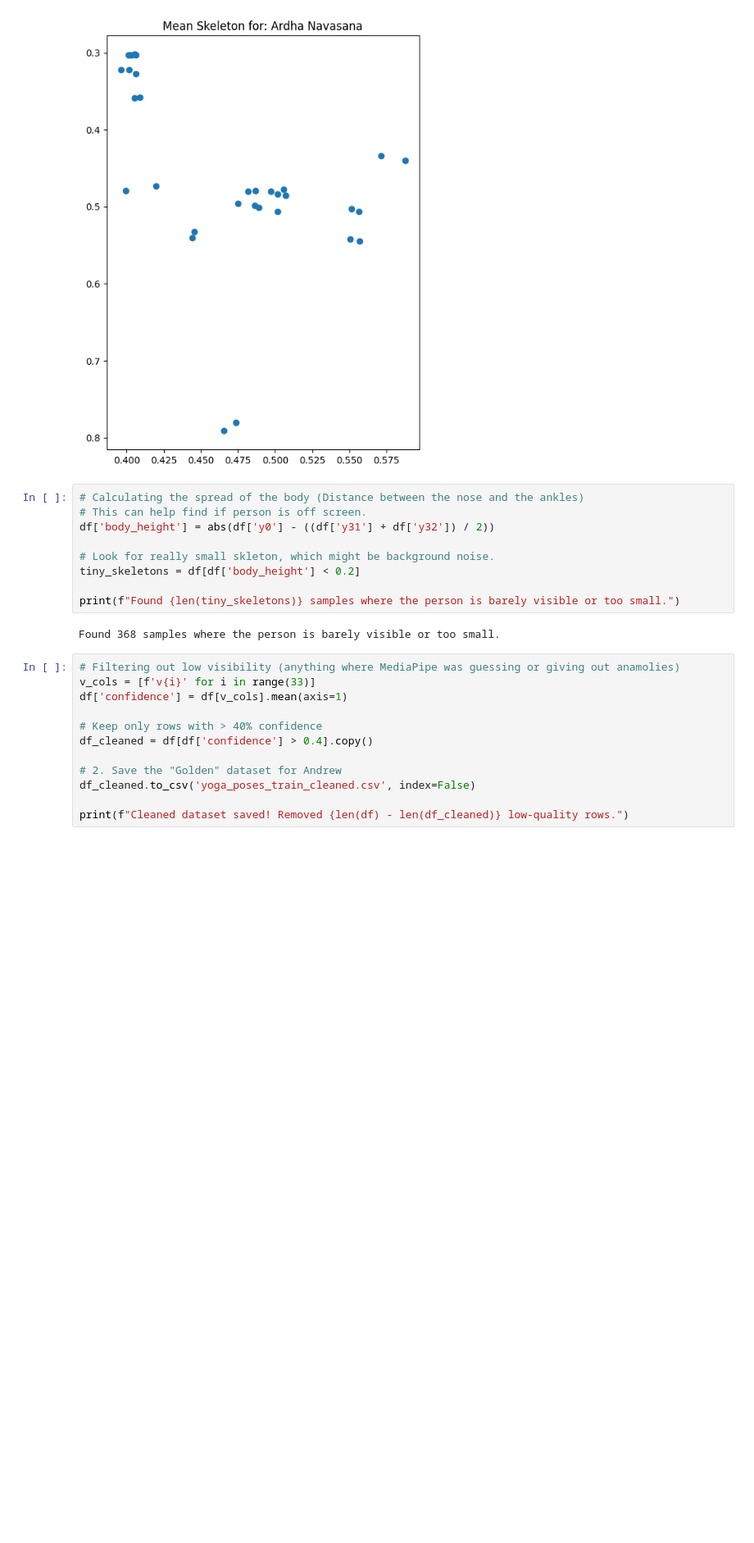
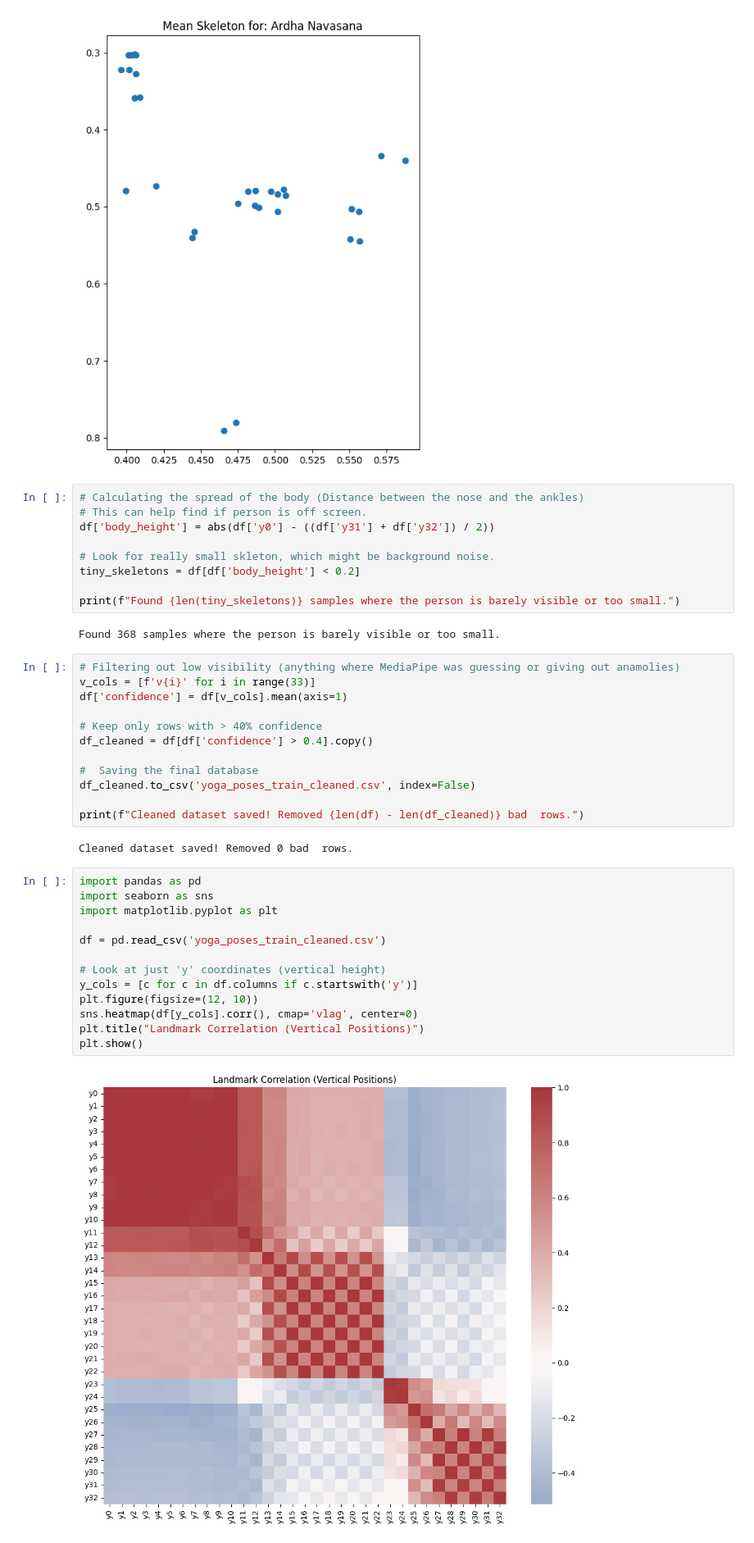
Before and after one commit to svarshh/yoga_pose_corrector, a Jupyter notebook: 02_Yoga_Pose_EDA.ipynb, the cells around one changed output. Shown at 82% size. Saved outputs shown, nothing was run; the diff lists cells and outputs as text; blank space fills up the shorter version.

```diff
--- a/02_Yoga_Pose_EDA.ipynb
+++ b/02_Yoga_Pose_EDA.ipynb
@@ -69,7 +69,24 @@ df['confidence'] = df[v_cols].mean(axis=1)
 # Keep only rows with > 40% confidence
 df_cleaned = df[df['confidence'] > 0.4].copy()
 
-# 2. Save the "Golden" dataset for Andrew
+#  Saving the final database
 df_cleaned.to_csv('yoga_poses_train_cleaned.csv', index=False)
 
-print(f"Cleaned dataset saved! Removed {len(df) - len(df_cleaned)} low-quality rows.")
+print(f"Cleaned dataset saved! Removed {len(df) - len(df_cleaned)} bad  rows.")
+# %% [output]
+Cleaned dataset saved! Removed 0 bad  rows.
+# %%
+import pandas as pd
+import seaborn as sns
+import matplotlib.pyplot as plt
+
+df = pd.read_csv('yoga_poses_train_cleaned.csv')
+
+# Look at just 'y' coordinates (vertical height)
+y_cols = [c for c in df.columns if c.startswith('y')]
+plt.figure(figsize=(12, 10))
+sns.heatmap(df[y_cols].corr(), cmap='vlag', center=0)
+plt.title("Landmark Correlation (Vertical Positions)")
+plt.show()
+# %% [output]
+[figure, added]
```
Also changed, not shown: parts of 2 cells of this notebook, 1 other file.
